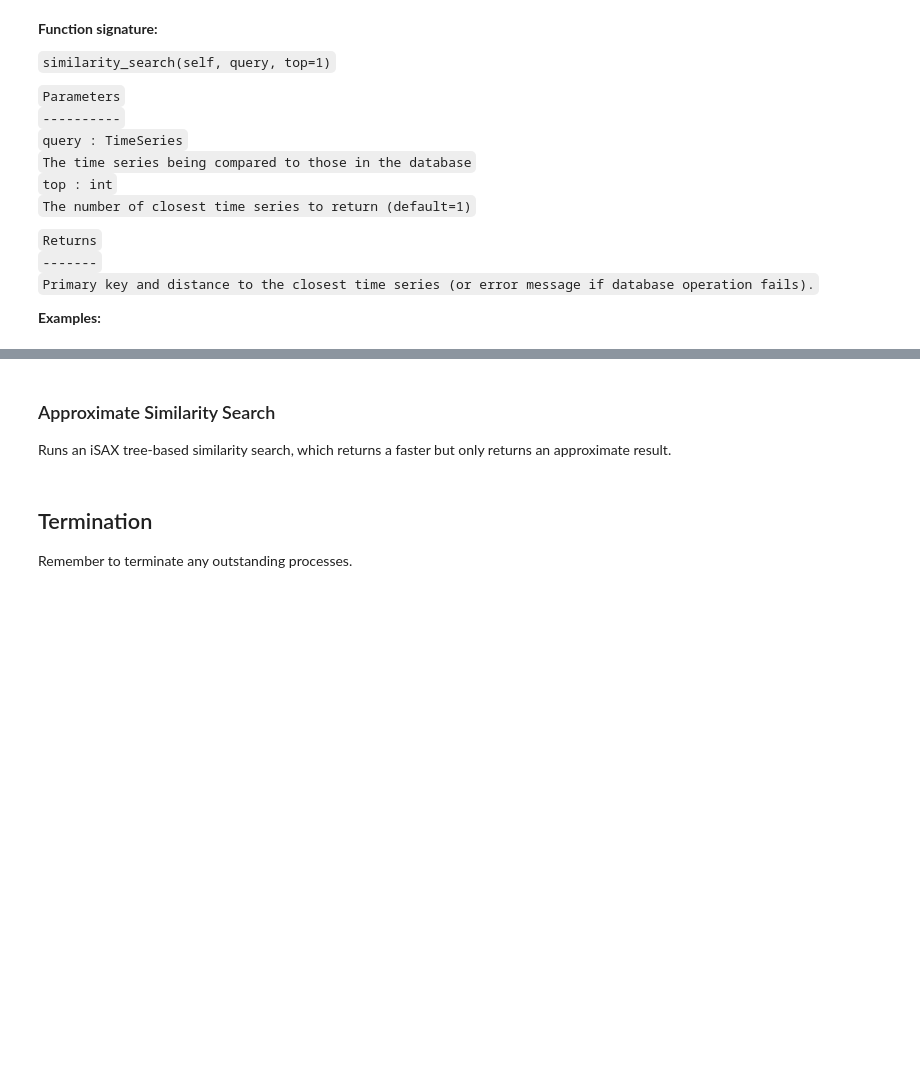
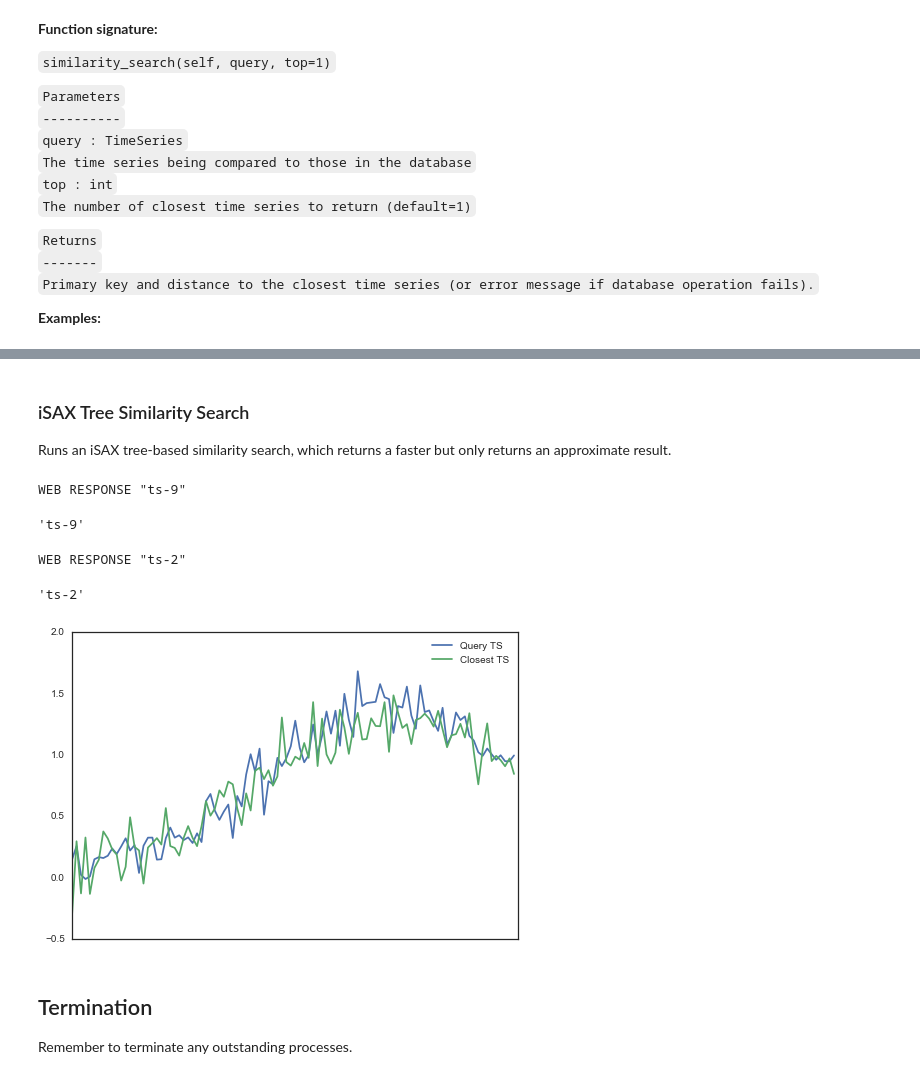
Before and after one commit to Mynti207/TimeDB, a Jupyter notebook: docs/demo.ipynb, the cells around one changed output, grey strips where cells are left out. Cells and saved outputs as stored; diff of their text form; code cells hidden in the pictures; blank space fills up the shorter version.

Commit message:
integrated isax

```diff
--- a/docs/demo.ipynb
+++ b/docs/demo.ipynb
@@ -578,5 +576,5 @@ plt.show()
 # %% [markdown]
-### Approximate Similarity Search
+### iSAX Tree Similarity Search
 
 Runs an iSAX tree-based similarity search, which returns a faster but only returns an approximate result.
 # %%
@@ -586,3 +582,32 @@ Runs an iSAX tree-based similarity search, which returns a faster but only retur
+# %%
+# run similarity search on a time series already in the database
+# should return the same time series
+web_interface.isax_similarity_search(tsdict[primary_keys[0]])
+# %% [output]
+WEB RESPONSE "ts-9"
+'ts-9'
+# %%
+# create dummy time series for demonstration purposes
+_, query = tsmaker(np.random.uniform(low=0.0, high=1.0),
+                   np.random.uniform(low=0.05, high=0.4),
+                   np.random.uniform(low=0.05, high=0.2))
+
+# note: because this is an approximate search, it will not be able
+# to find a match for all query time series
+results = web_interface.isax_similarity_search(query)
+results
+# %% [output]
+WEB RESPONSE "ts-2"
+'ts-2'
+# %%
+# visualize the results
+plt.plot(query, label='Query TS')
+plt.plot(tsdict[results], label='Closest TS')
+plt.legend(loc='best')
+plt.xticks([])
+plt.show()
+# %% [output]
+[figure, added]
 # %% [markdown]
 ## Termination
 
```
Also changed, not shown: parts of 10 cells of this notebook, 15 other files.
